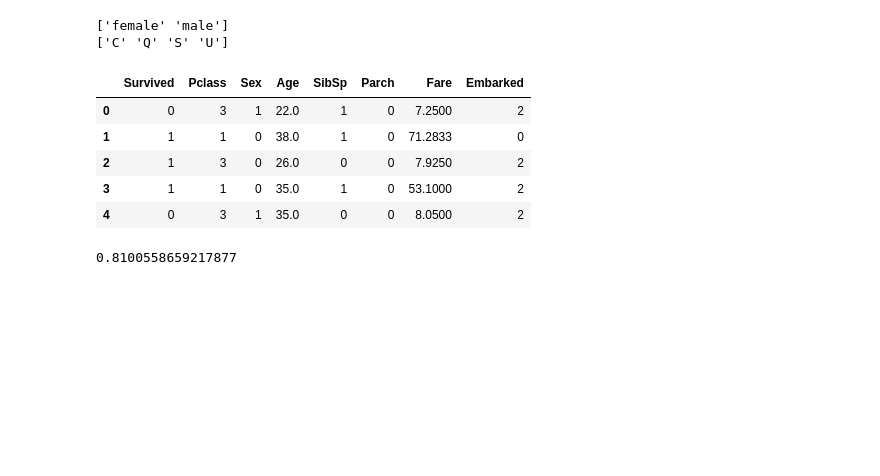
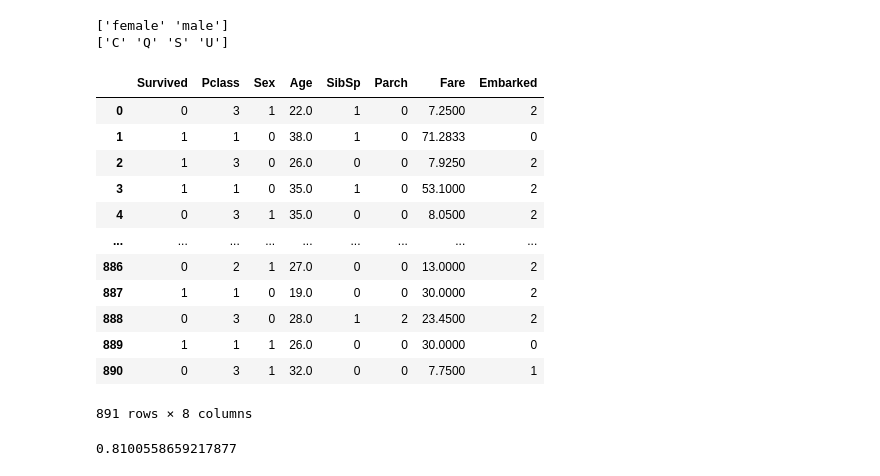
Before and after one commit to felipebritoo/Titanic-challenge-maia, a Jupyter notebook: titanicpred.ipynb, the cells around one changed output. Drawn from its saved outputs; the diff is of its cells as text; code cells hidden in the pictures; blank space fills up the shorter version.

```diff
--- a/titanicpred.ipynb
+++ b/titanicpred.ipynb
@@ -29,24 +111,31 @@ data.head(5)
 # %%
 from sklearn import preprocessing
 le = preprocessing.LabelEncoder()
 
 cols = ["Sex", "Embarked"]
 
 for col in cols:
     data[col] = le.fit_transform(data[col])
     test[col] = le.transform(test[col])
     print(le.classes_)
 
-data.head(5)
+data
 # %% [output]
 ['female' 'male']
 ['C' 'Q' 'S' 'U']
 |  | Survived | Pclass | Sex | Age | SibSp | Parch | Fare | Embarked |
 | 0 | 0 | 3 | 1 | 22.0 | 1 | 0 | 7.2500 | 2 |
 | 1 | 1 | 1 | 0 | 38.0 | 1 | 0 | 71.2833 | 0 |
 | 2 | 1 | 3 | 0 | 26.0 | 0 | 0 | 7.9250 | 2 |
 | 3 | 1 | 1 | 0 | 35.0 | 1 | 0 | 53.1000 | 2 |
 | 4 | 0 | 3 | 1 | 35.0 | 0 | 0 | 8.0500 | 2 |
+| ... | ... | ... | ... | ... | ... | ... | ... | ... |
+| 886 | 0 | 2 | 1 | 27.0 | 0 | 0 | 13.0000 | 2 |
+| 887 | 1 | 1 | 0 | 19.0 | 0 | 0 | 30.0000 | 2 |
+| 888 | 0 | 3 | 0 | 28.0 | 1 | 2 | 23.4500 | 2 |
+| 889 | 1 | 1 | 1 | 26.0 | 0 | 0 | 30.0000 | 0 |
+| 890 | 0 | 3 | 1 | 32.0 | 0 | 0 | 7.7500 | 1 |
+891 rows × 8 columns
 # %%
 from sklearn.linear_model import LogisticRegression
 from sklearn.model_selection import train_test_split
```
Also changed, not shown: parts of 9 cells of this notebook.
